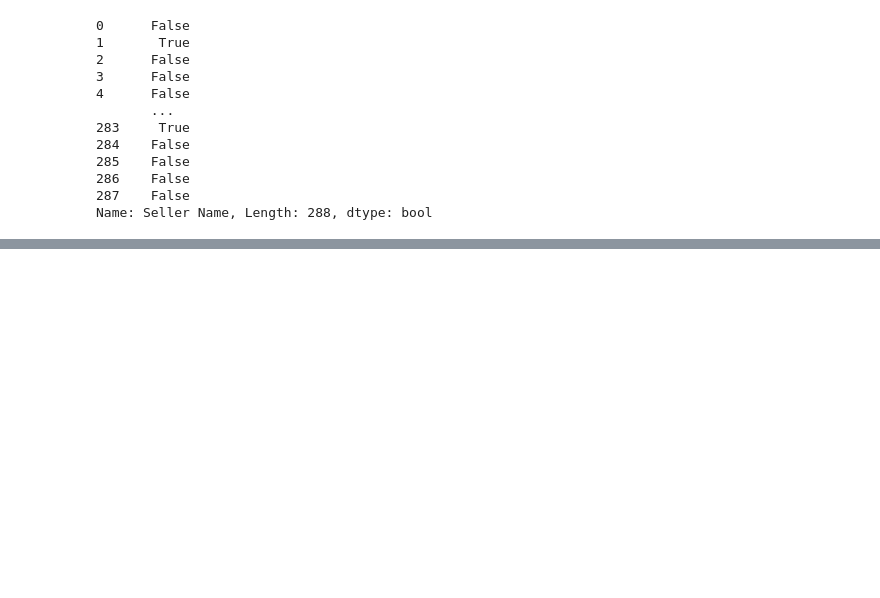
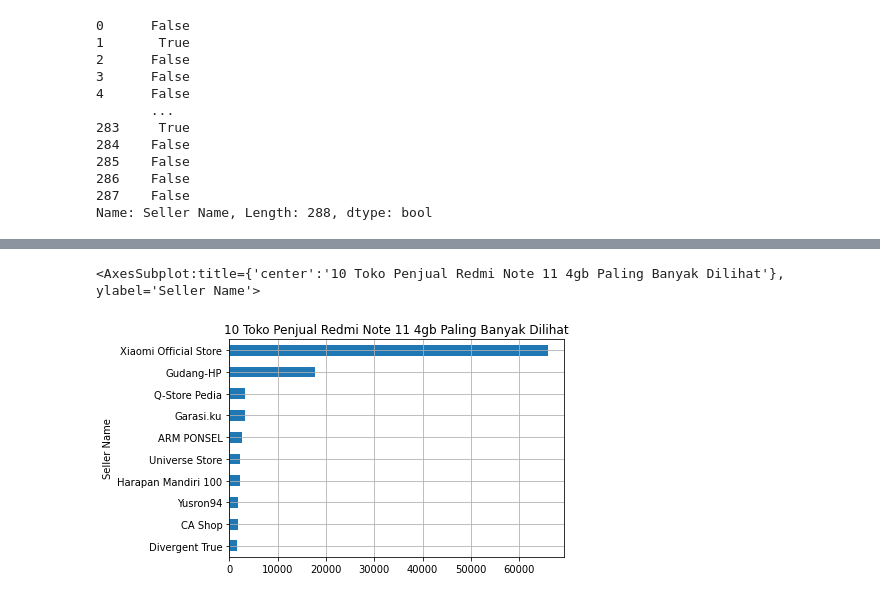
Before and after one commit to prasetyatf/EDA_RedmiNote11_tokped, a Jupyter notebook: analisis.ipynb, the cells around one changed output, grey strips where cells are left out. Cells and saved outputs as stored; diff of their text form; code cells hidden in the pictures; blank space fills up the shorter version.

```diff
--- a/analisis.ipynb
+++ b/analisis.ipynb
@@ -153,0 +188,7 @@ Name: toko_ legend, dtype: float64
+# %%
+# kelompokkan views berdasar nama toko
+# urutkan dari views terbanyak
+
+views = df.groupby(['Seller Name'])['Views'].sum()
+views = views.sort_values()
+views
@@ -153,0 +209,5 @@ Name: toko_ legend, dtype: float64
+# %%
+views.tail(10).plot(kind='barh', title='10 Toko Penjual Redmi Note 11 4gb Paling Banyak Dilihat', grid=True)
+# %% [output]
+<AxesSubplot:title={'center':'10 Toko Penjual Redmi Note 11 4gb Paling Banyak Dilihat'}, ylabel='Seller Name'>
+[figure, added]
```
Also changed, not shown: parts of 30 cells of this notebook.
